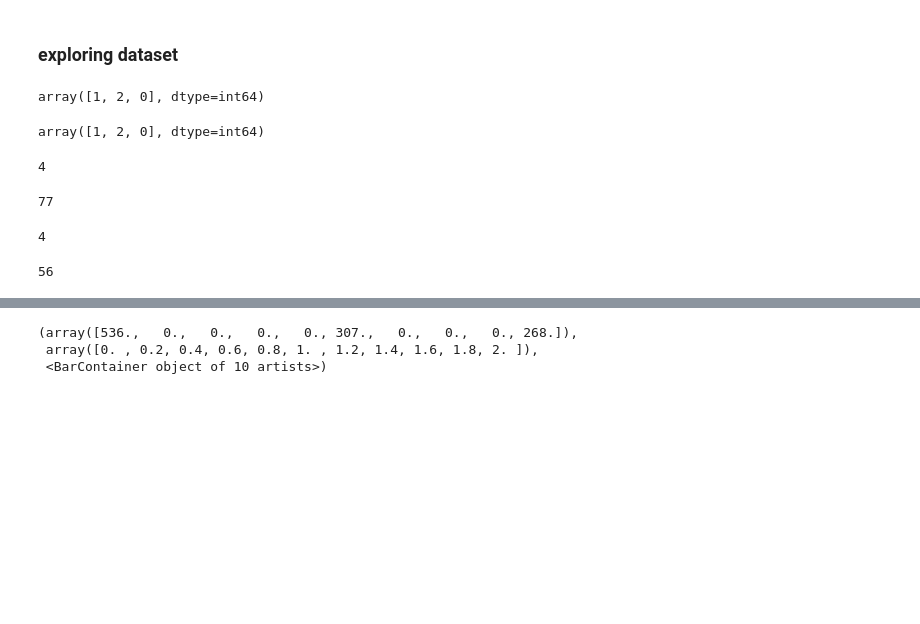
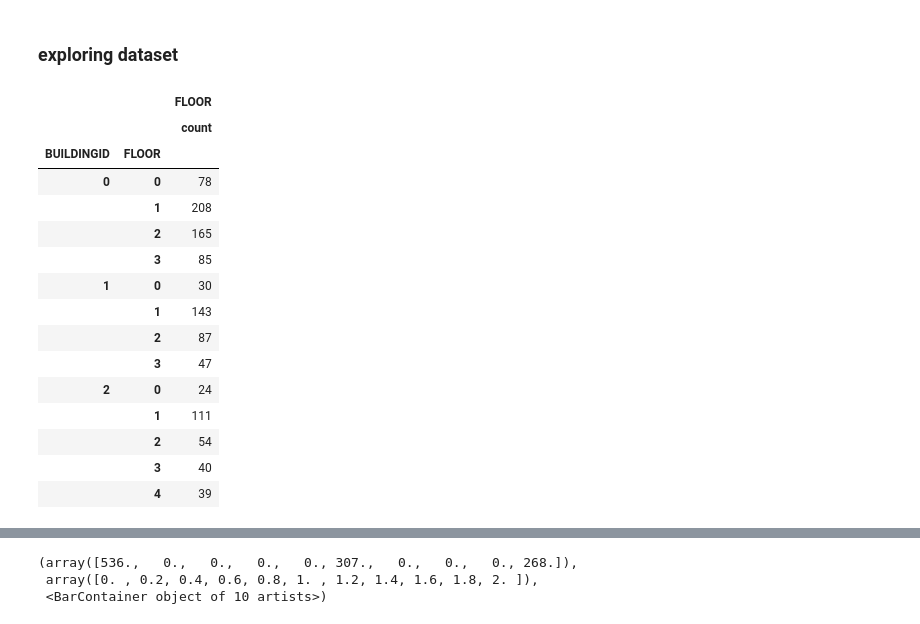
Before and after one commit to vk1408/UJIIndoorLoc, a Jupyter notebook: UJIIndoorLoc.ipynb, the cells around one changed output, grey strips where cells are left out. Drawn from its saved outputs; the diff is of its cells as text; code cells hidden in the pictures; blank space fills up the shorter version.

```diff
--- a/UJIIndoorLoc.ipynb
+++ b/UJIIndoorLoc.ipynb
@@ -395,32 +290,22 @@ validationData
 # %% [markdown]
 ### exploring dataset
 # %%
-# how many buildings
-validationData.BUILDINGID.unique()
+# how many buildings and floors?
+validationData.groupby(['BUILDINGID','FLOOR']).agg({'FLOOR':['count']})
 # %% [output]
-array([1, 2, 0], dtype=int64)
+|  |  | FLOOR |
+|  |  | count |
+| BUILDINGID | FLOOR |  |
+| 0 | 0 | 78 |
+|  | 1 | 208 |
+|  | 2 | 165 |
+|  | 3 | 85 |
+| 1 | 0 | 30 |
+|  | 1 | 143 |
+|  | 2 | 87 |
+|  | 3 | 47 |
+| 2 | 0 | 24 |
+|  | 1 | 111 |
+|  | 2 | 54 |
+|  | 3 | 40 |
+|  | 4 | 39 |
-# %%
-# how many buildings?
-validationData.BUILDINGID.unique()
-# %% [output]
-array([1, 2, 0], dtype=int64)
-# %%
-# how many floors in the building 0 ?
-len(validationData.query('BUILDINGID == 0').FLOOR.unique())
-# %% [output]
-4
-# %%
-# how many rooms in the building 0 ?
-len(validationData.query('BUILDINGID == 0').SPACEID.unique())
-# %% [output]
-77
-# %%
-# how many floors in the building 1 ?
-len(validationData.query('BUILDINGID == 1').FLOOR.unique())
-# %% [output]
-4
-# %%
-# how many rooms in the building 1 ?
-len(validationData.query('BUILDINGID == 1').SPACEID.unique())
-# %% [output]
-56
```
Also changed, not shown: parts of 109 cells of this notebook, 1 other file.
